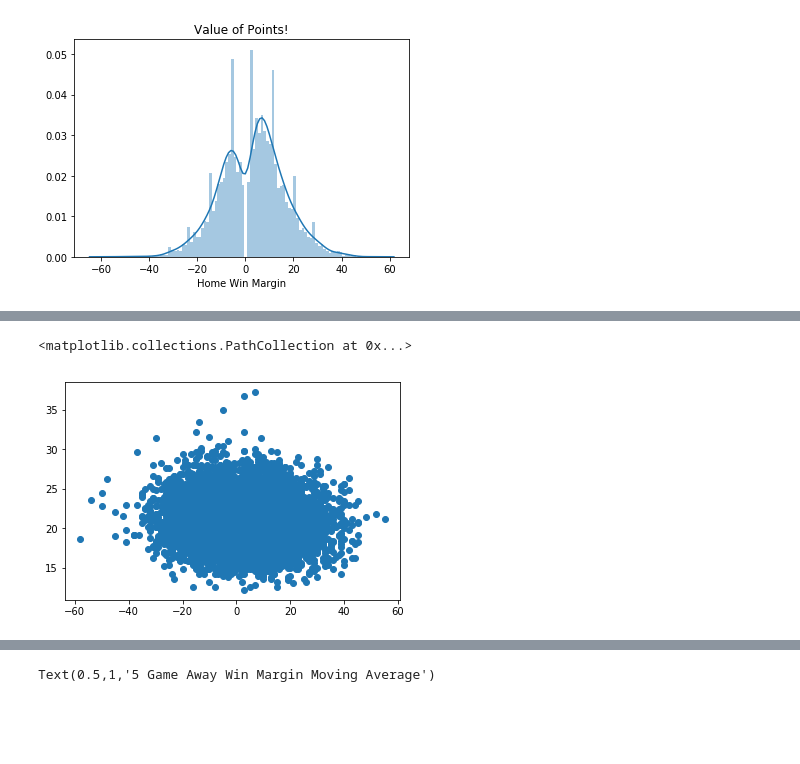
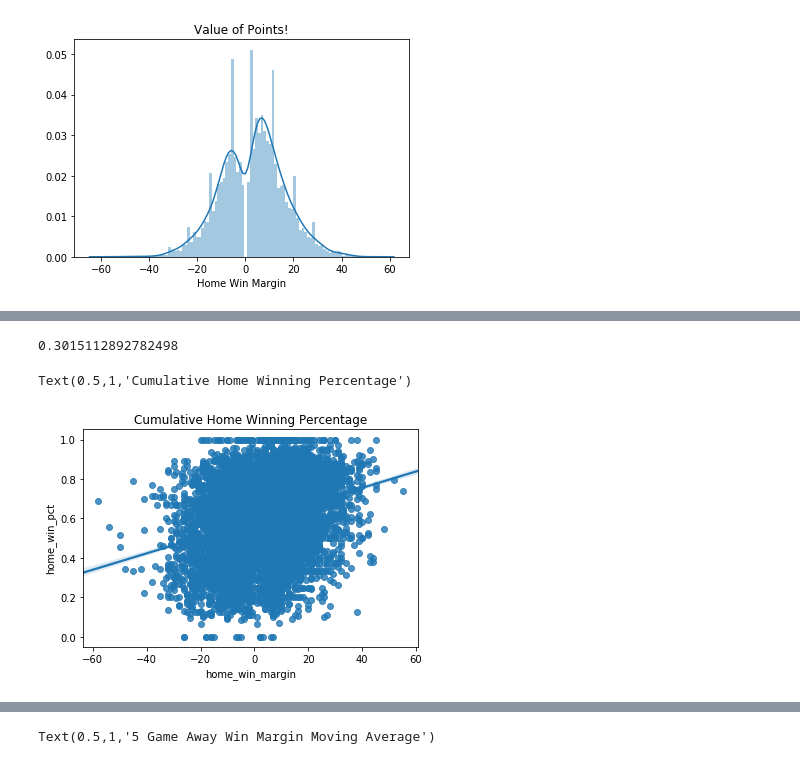
Before and after one commit to bryanco1966/Sports-Modeling, a Jupyter notebook: NBA_feature engineering.ipynb, the cells around one changed output, grey strips where cells are left out. Drawn from its saved outputs; the diff is of its cells as text; code cells hidden in the pictures; blank space fills up the shorter version.

```diff
--- a/NBA_feature engineering.ipynb
+++ b/NBA_feature engineering.ipynb
@@ -107,0 +141,18 @@ plt.scatter(nba.home_win_margin, nba.spread)
+# %%
+rest_dict = {'1'          : 0,
+             '2'          : 0,
+             '3+'         : 0,
+             '4IN5-B2B'   : 1,
+             '4IN5'       : 1,
+             '5IN6-B2B2B' : 1,
+             '4IN5-B2B2B' : 1,
+             '3IN4-B2B2B' : 1,
+             '5IN6'       : 1,
+             'B2B2B'      : 1,
+             'B2B'        : 1,
+             '3IN4'       : 1,
+             '3IN4-B2B'   : 1,
+             }
+# %%
+nba.away_rest.replace(rest_dict, inplace = True)
+nba.rest_days.replace(rest_dict, inplace = True)
@@ -108,6 +180,12 @@ plt.scatter(nba.home_win_margin, nba.spread)
+# %%
+nba.home_win_margin.corr(nba.home_ave_win_margin)
+#strong positive correlation
+# %% [output]
+0.3015112892782498
 # %%
 plt.gcf()
-plt.scatter(nba.home_win_margin, nba.mov_5_away_assists)
+sns.regplot(nba.home_win_margin, nba.home_win_pct)
+plt.title("Cumulative Home Winning Percentage")
 # %% [output]
-<matplotlib.collections.PathCollection at 0x...>
+Text(0.5,1,'Cumulative Home Winning Percentage')
-[figure, old version]
+[figure, new version]
```
Also changed, not shown: parts of 60 cells of this notebook, 5 other files.
